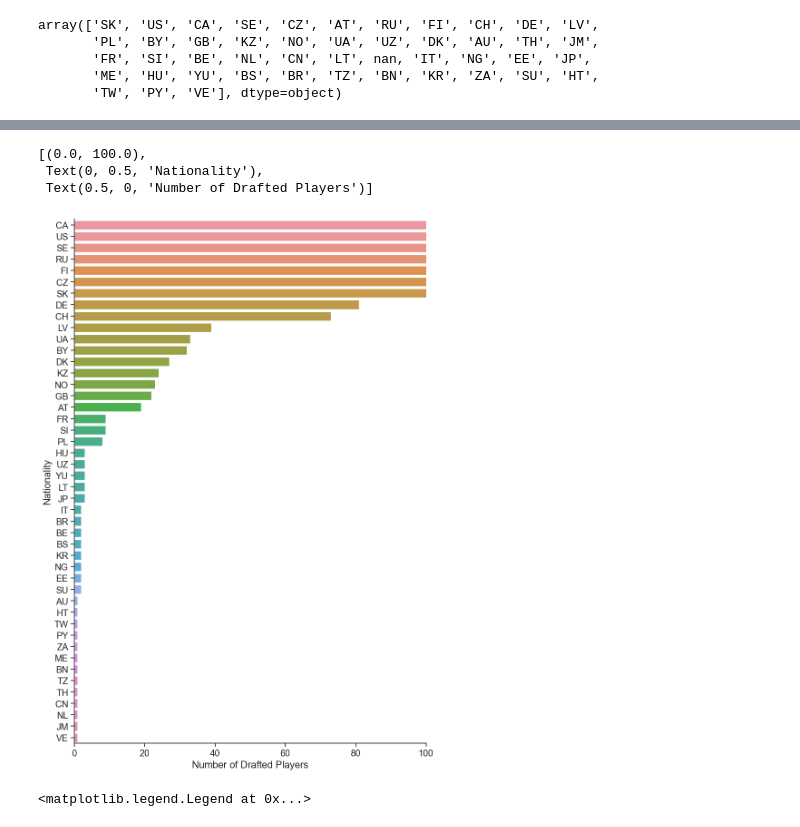
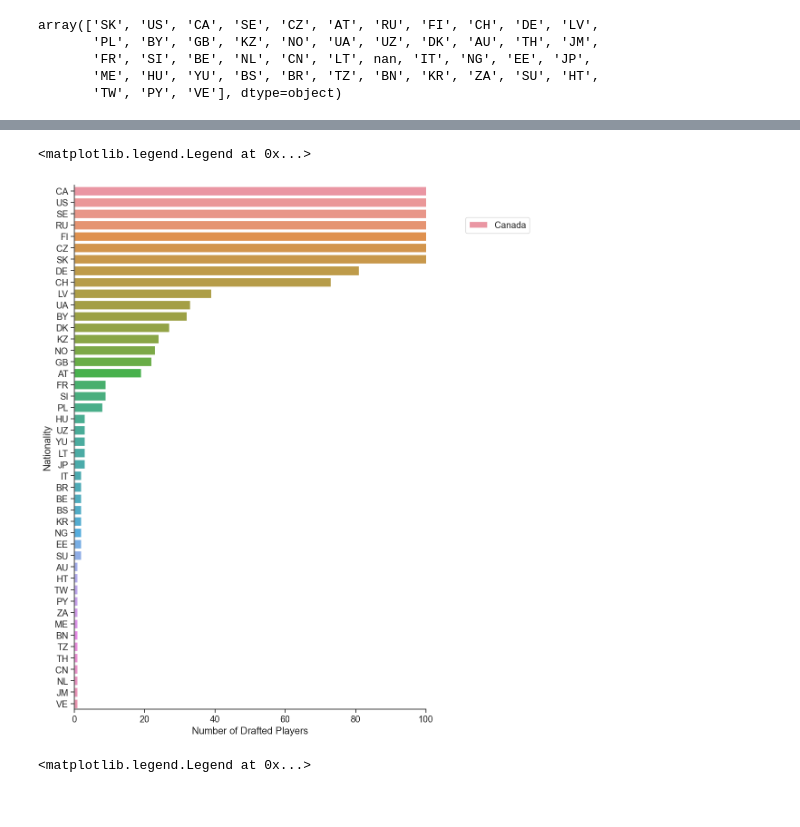
Before and after one commit to ubco-W2022T2-data301/project-group-group31, a Jupyter notebook: analysis/analysis2.ipynb, the cells around one changed output, grey strips where cells are left out. Saved outputs shown, nothing was run; the diff lists cells and outputs as text; code cells hidden in the pictures.

```diff
--- a/analysis/analysis2.ipynb
+++ b/analysis/analysis2.ipynb
@@ -66,14 +61,12 @@ sns.countplot(y='nationality', data = df, order=['CA', 'US', 'SE', 'RU', 'FI', '
 # %%
 #Since Canada and USA have a such a significant amount of players that it makes other nationalities appear to have no value,
 #I decided to make this countplot again but lower the max x axis limit.
 plt.figure(figsize=(10,15))
 sns.countplot(y='nationality', data = df, order=(df['nationality'].value_counts().index)).set(xlim=(0,100), ylabel="Nationality",xlabel="Number of Drafted Players")
-#plt.legend(["Canada","USA", "Sweden", "Russia", "Finland", "Czechia", "Switzerland","Germany", "Latvia", "Ukraine", "Belarus", "Denmark", "Kazakhstan", "Norway","Great Britain","Austria"], loc='lower left', bbox_to_anchor=(1.1, 0.9))
+plt.legend(["Canada","USA", "Sweden", "Russia", "Finland", "Czechia", "Switzerland","Germany", "Latvia", "Ukraine", "Belarus", "Denmark", "Kazakhstan", "Norway","Great Britain","Austria"], loc='lower left', bbox_to_anchor=(1.1, 0.9))
 # %% [output]
-[(0.0, 100.0),
- Text(0, 0.5, 'Nationality'),
- Text(0.5, 0, 'Number of Drafted Players')]
+<matplotlib.legend.Legend at 0x...>
-[figure, old version]
+[figure, new version]
 # %%
 #This data analysis displays that Canada, Usa, Sweden, and Russia develop the most NHL draft prospects.
 #There is a drastic drop off after Czechia for drafted players.
```
Also changed, not shown: parts of 2 cells of this notebook.
